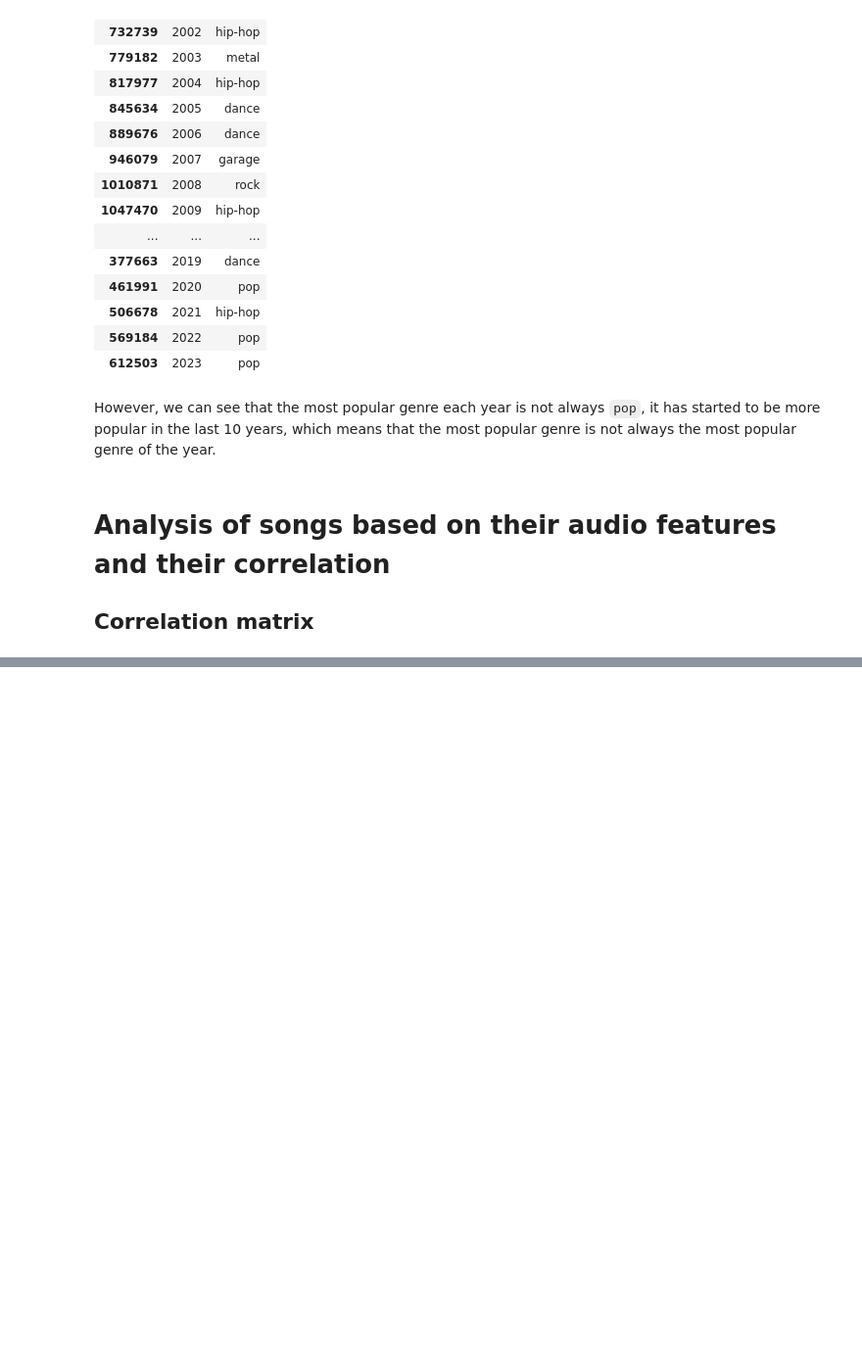
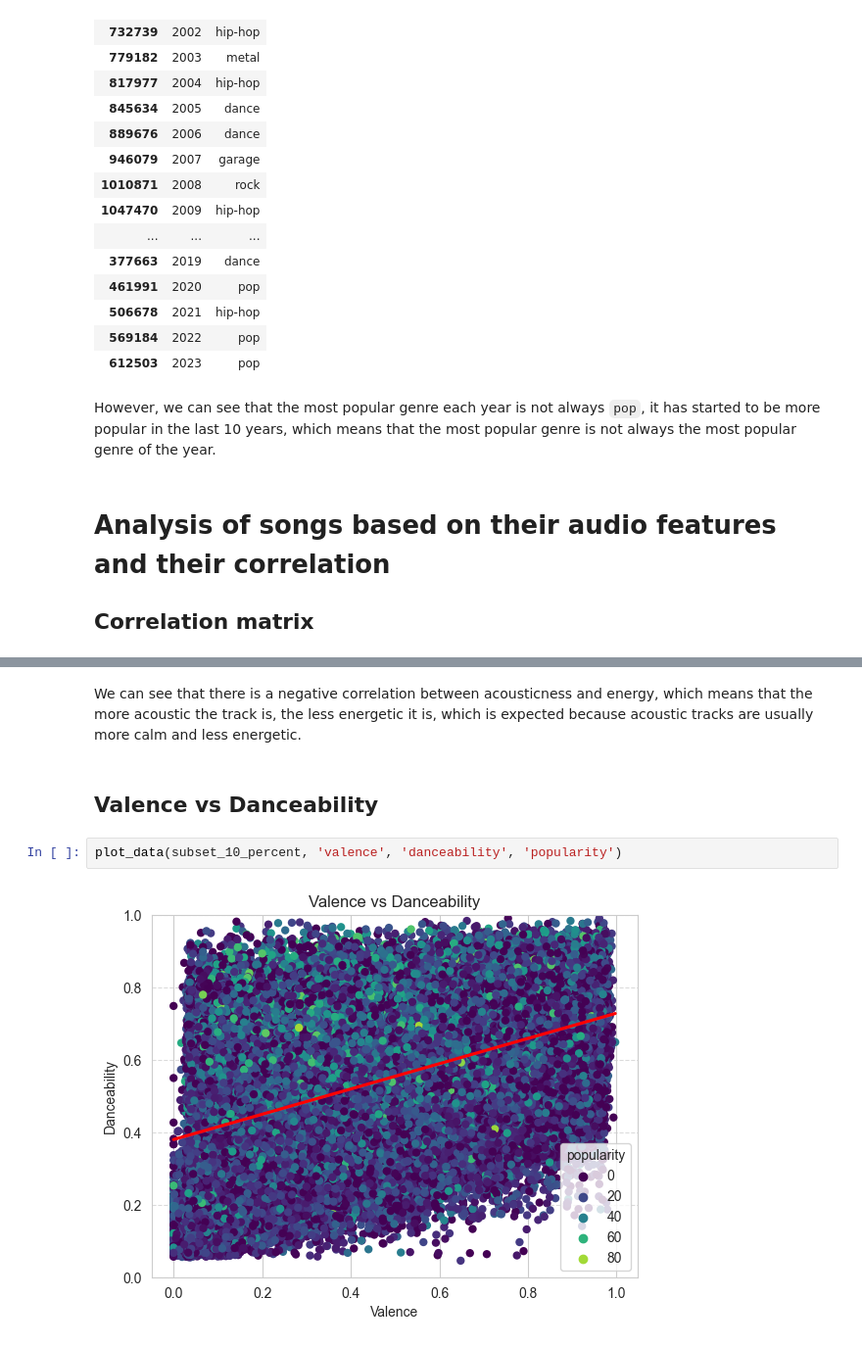
Before and after one commit to VMoskov/Spotify-analysis, a Jupyter notebook: reports/spotify_analysis.ipynb, the cells around one changed output, grey strips where cells are left out. Shown at 98% size. Drawn from its saved outputs; the diff is of its cells as text; blank space fills up the shorter version.

```diff
--- a/reports/spotify_analysis.ipynb
+++ b/reports/spotify_analysis.ipynb
@@ -446,0 +473,8 @@ plt.show()
+# %% [markdown]
+We can see that there is a negative correlation between acousticness and energy, which means that the more acoustic the track is, the less energetic it is, which is expected because acoustic tracks are usually more calm and less energetic.
+# %% [markdown]
+## Valence vs Danceability
+# %%
+plot_data(subset_10_percent, 'valence', 'danceability', 'popularity')
+# %% [output]
+[figure, added]
```
Also changed, not shown: parts of 17 cells of this notebook.
